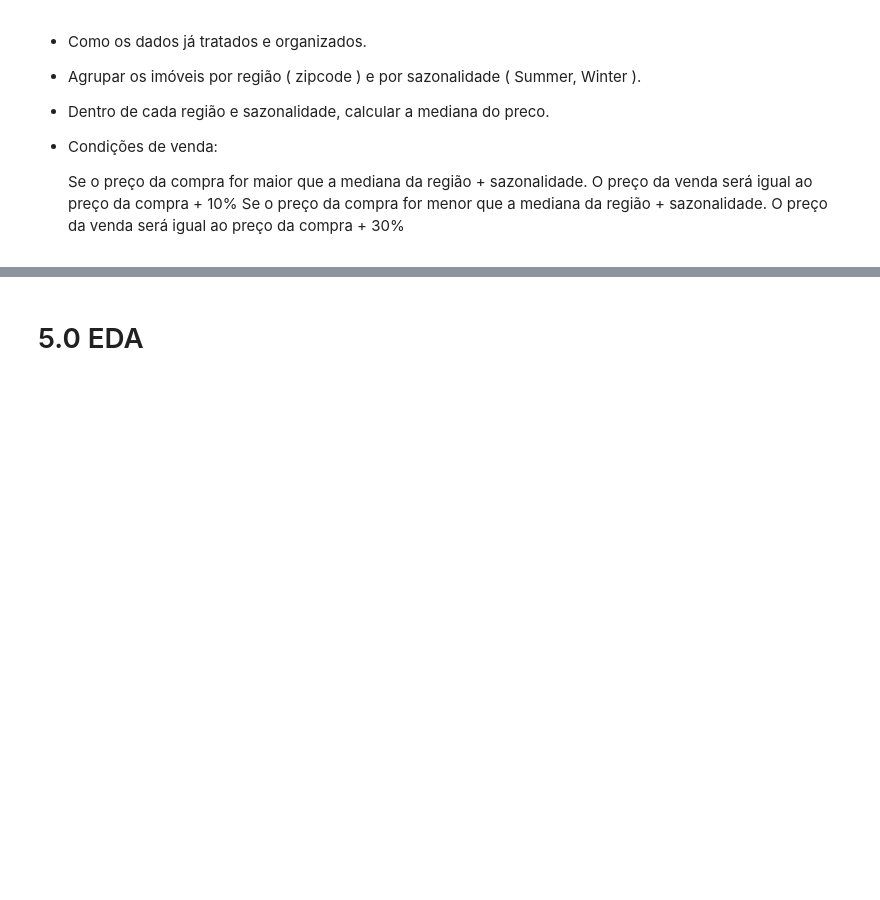
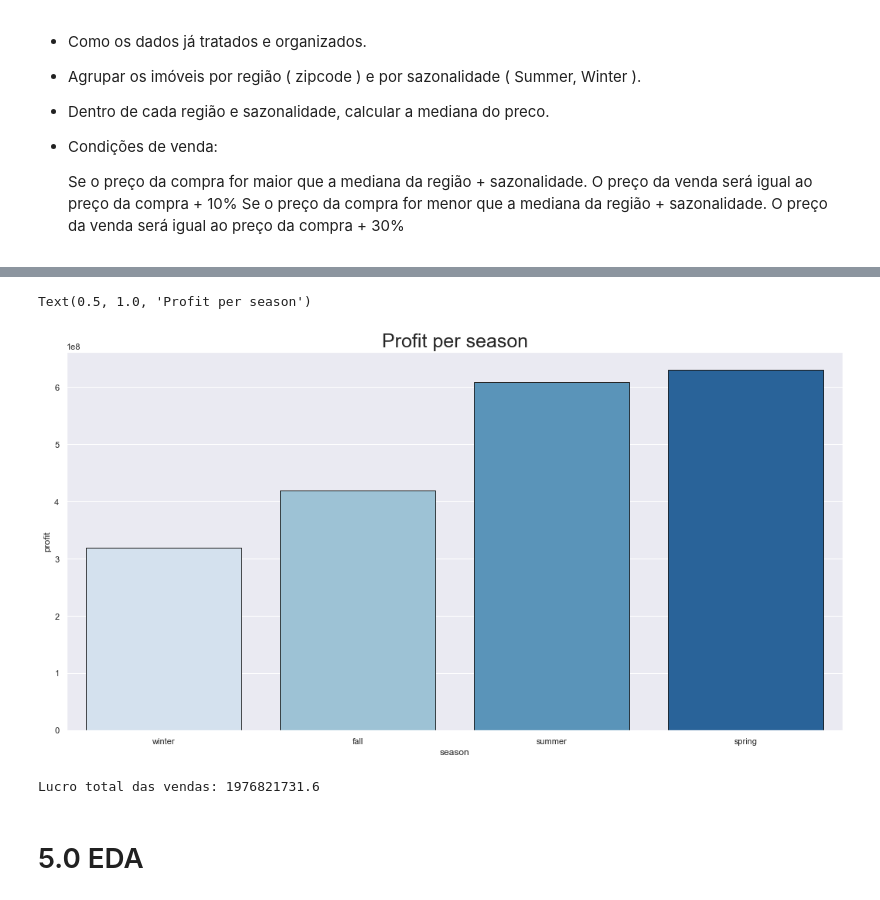
Before and after one commit to Leonardodsch/house-rocket-insights, a Jupyter notebook: house_rocket_insights.ipynb, the cells around one changed output, grey strips where cells are left out. Cells and saved outputs as stored; diff of their text form; code cells hidden in the pictures; blank space fills up the shorter version.

```diff
--- a/house_rocket_insights.ipynb
+++ b/house_rocket_insights.ipynb
@@ -353,0 +377,5 @@ df_sugestions02.head()
+# %%
+# calculando lucro por estação
+df2 = df_sugestions02[['season','profit']].groupby('season').sum().reset_index()
+df2.sort_values(by='profit', ascending=True, inplace=True)
+df2
@@ -354,3 +388,14 @@ df_sugestions02.head()
+# %%
+barplot('season','profit',df2)
+plt.title('Profit per season', size=25)
+# %% [output]
+Text(0.5, 1.0, 'Profit per season')
+[figure, added]
+# %%
+# lucro total levando em conta e mediana da região e sasonalidade
+print('Lucro total das vendas: {}'.format(df_sugestions02['profit'].sum()))
+# %% [output]
+Lucro total das vendas: 1976821731.6
 # %% [markdown]
 # 5.0 EDA
 # %% [markdown]
```
Also changed, not shown: parts of 35 cells of this notebook, 2 other files.
